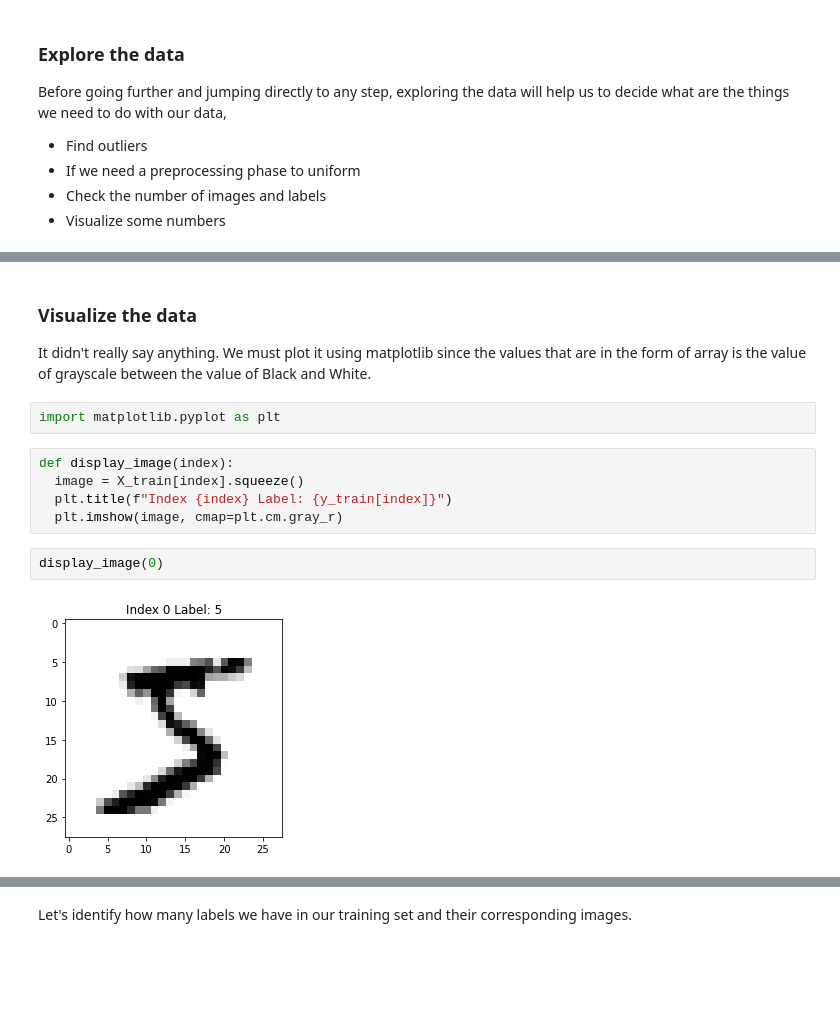
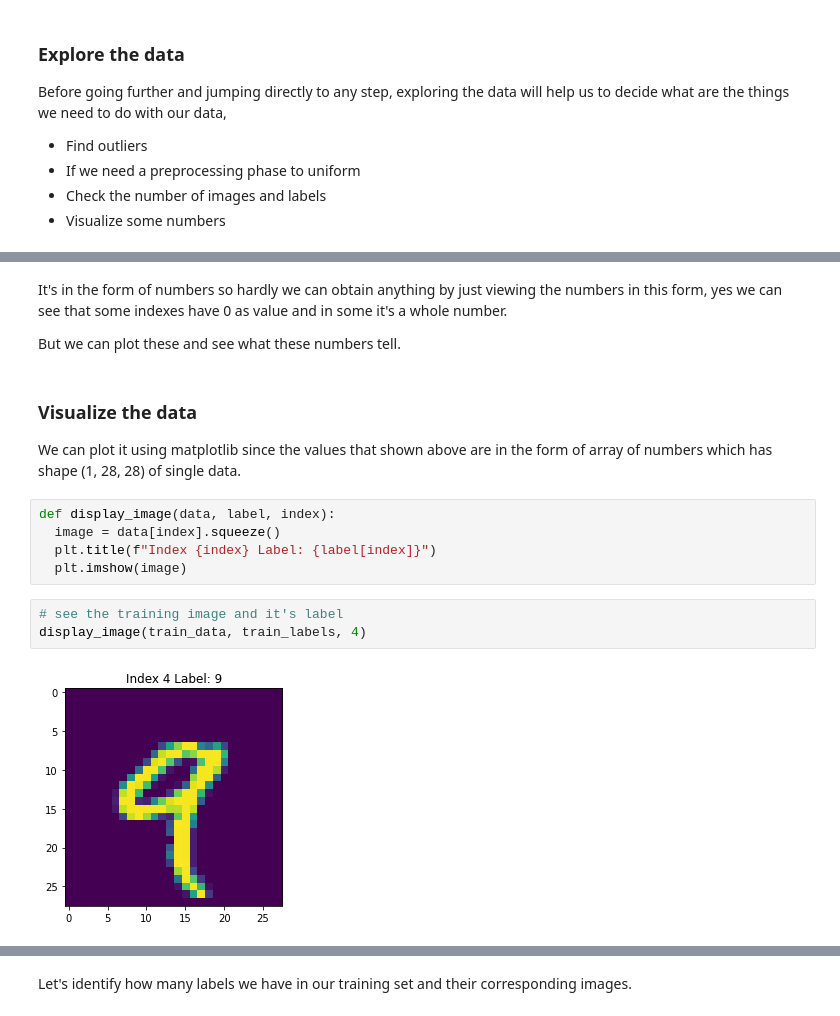
Before and after one commit to SaketMunda/mnist-digit-recognition, a Jupyter notebook: recognise_handwritten_digits.ipynb, the cells around one changed output, grey strips where cells are left out. Cells and saved outputs as stored; diff of their text form; blank space fills up the shorter version.

```diff
--- a/recognise_handwritten_digits.ipynb
+++ b/recognise_handwritten_digits.ipynb
@@ -119,16 +107,19 @@ X_train[0].ndim, X_train[0].shape
+# %% [markdown]
+It's in the form of numbers so hardly we can obtain anything by just viewing the numbers in this form, yes we can see that some indexes have 0 as value and in some it's a whole number.
+
+But we can plot these and see what these numbers tell.
 # %% [markdown]
 ### Visualize the data
 
-It didn't really say anything. We must plot it using matplotlib since the values that are in the form of array is the value of grayscale between the value of Black and White.
+We can plot it using matplotlib since the values that shown above are in the form of array of numbers which has shape (1, 28, 28) of single data.
-# %%
-import matplotlib.pyplot as plt
 # %%
-def display_image(index):
-  image = X_train[index].squeeze()
-  plt.title(f"Index {index} Label: {y_train[index]}")
-  plt.imshow(image, cmap=plt.cm.gray_r)
+def display_image(data, label, index):
+  image = data[index].squeeze()
+  plt.title(f"Index {index} Label: {label[index]}")
+  plt.imshow(image)
-# %%
-display_image(0)
-# %% [output]
-[figure, removed]
+# %%
+# see the training image and it's label
+display_image(train_data, train_labels, 4)
+# %% [output]
+[figure, added]
 # %%
```
Also changed, not shown: parts of 38 cells of this notebook.
